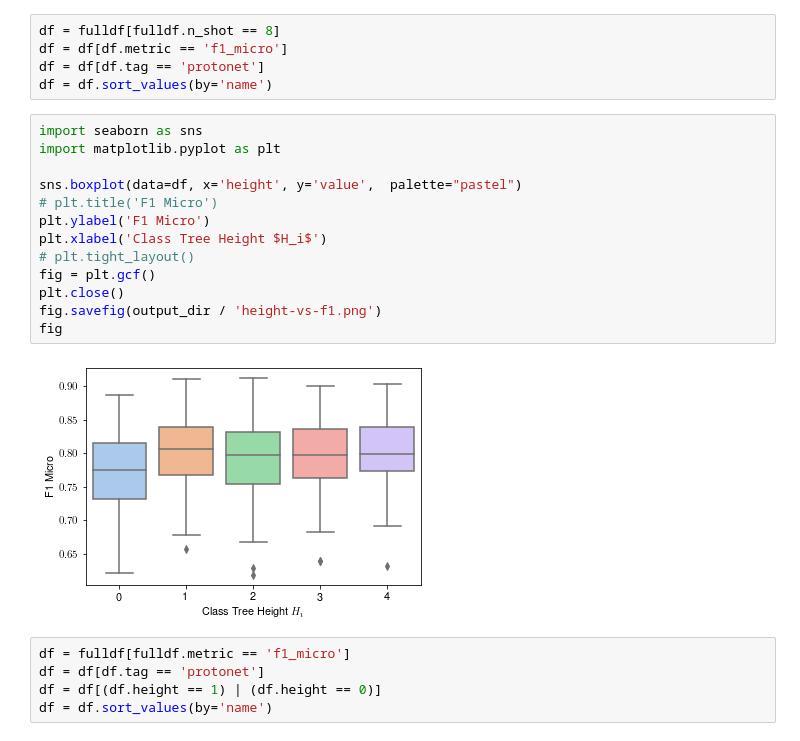
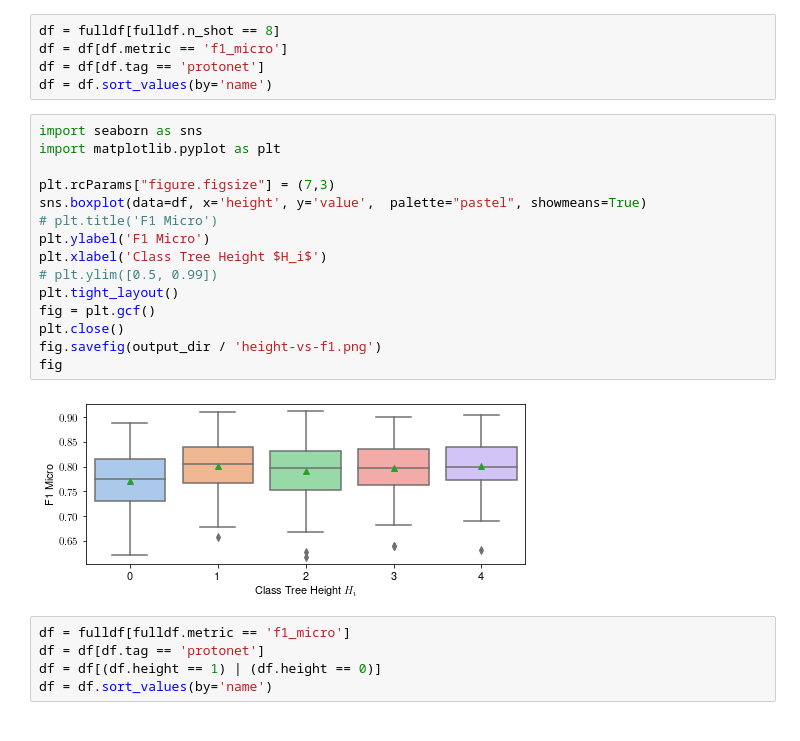
Before and after one commit to hugofloresgarcia/music-trees, a Jupyter notebook: scripts/figures.ipynb, the cells around one changed output. Drawn from its saved outputs; the diff is of its cells as text.

```diff
--- a/scripts/figures.ipynb
+++ b/scripts/figures.ipynb
@@ -43,18 +43,20 @@ df = df.sort_values(by='name')
 # %%
 import seaborn as sns
 import matplotlib.pyplot as plt
 
-sns.boxplot(data=df, x='height', y='value',  palette="pastel")
+plt.rcParams["figure.figsize"] = (7,3)
+sns.boxplot(data=df, x='height', y='value',  palette="pastel", showmeans=True)
 # plt.title('F1 Micro')
 plt.ylabel('F1 Micro')
 plt.xlabel('Class Tree Height $H_i$')
-# plt.tight_layout()
+# plt.ylim([0.5, 0.99])
+plt.tight_layout()
 fig = plt.gcf()
 plt.close()
 fig.savefig(output_dir / 'height-vs-f1.png')
 fig
 # %% [output]
-[figure, old version]
+[figure, new version]
 # %%
 df = fulldf[fulldf.metric == 'f1_micro']
 df = df[df.tag == 'protonet']
```
Also changed, not shown: parts of 4 cells of this notebook, 4 other files.
